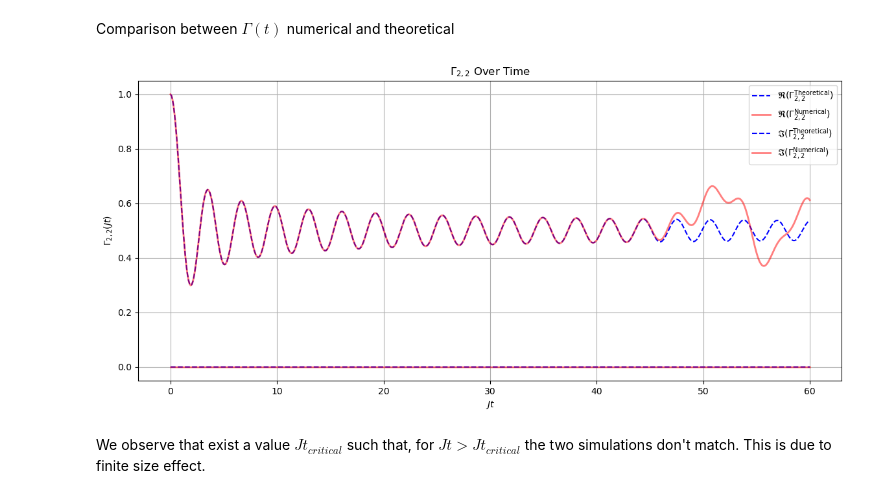
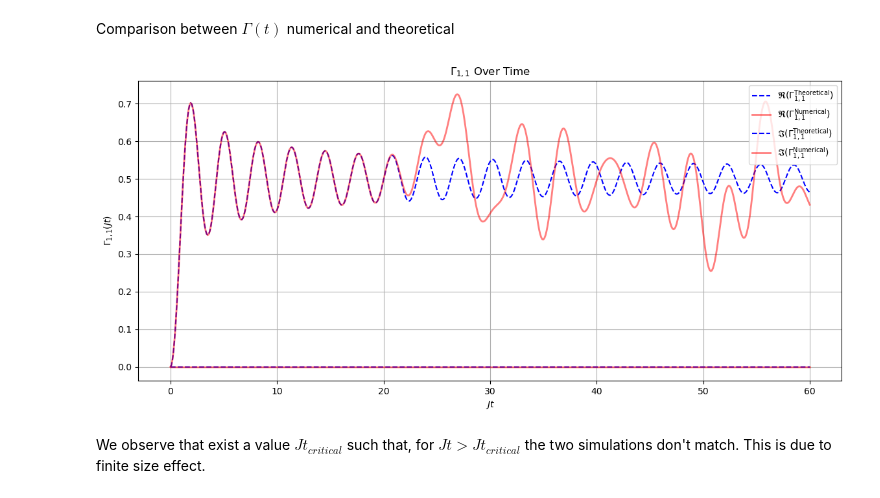
Before and after one commit to FedericoTonetto/Ising_chain_1D, a Jupyter notebook: hopping_model_time_evolution_covariance_matrix.ipynb, the cells around one changed output. Drawn from its saved outputs; the diff is of its cells as text; code cells hidden in the pictures.

Commit message:
add plot_light_cone_effect

```diff
--- a/hopping_model_time_evolution_covariance_matrix.ipynb
+++ b/hopping_model_time_evolution_covariance_matrix.ipynb
@@ -6,7 +6,7 @@ from tqdm import tqdm
 # %%
 from lib.quantum_ising_chain import QuantumIsingChain1D
 # %%
-N=100
+N=50
 J=2
 h=0
 
@@ -150,8 +150,8 @@ gamma_t_numerical , Jt_values = xx_ising_chain_no_magnetic_field.compute_time_ev
 # %%
 gamma_t_theoretical , Jt_values = compute_theoretical_gamma_large_N(N, t_init, t_final, t_step, J)
 # %%
-plot_comparison_covariance_matrix_ij(gamma_t_theoretical, gamma_t_numerical, Jt_values, 2,2)
+plot_comparison_covariance_matrix_ij(gamma_t_theoretical, gamma_t_numerical, Jt_values, 1,1)
 # %% [output]
-[figure, old version]
+[figure, new version]
 # %% [markdown]
 We observe that exist a value $Jt_{critical}$ such that, for $Jt>Jt_{critical}$ the two simulations don't match. This is due to finite size effect.
```
Also changed, not shown: parts of 4 cells of this notebook.
